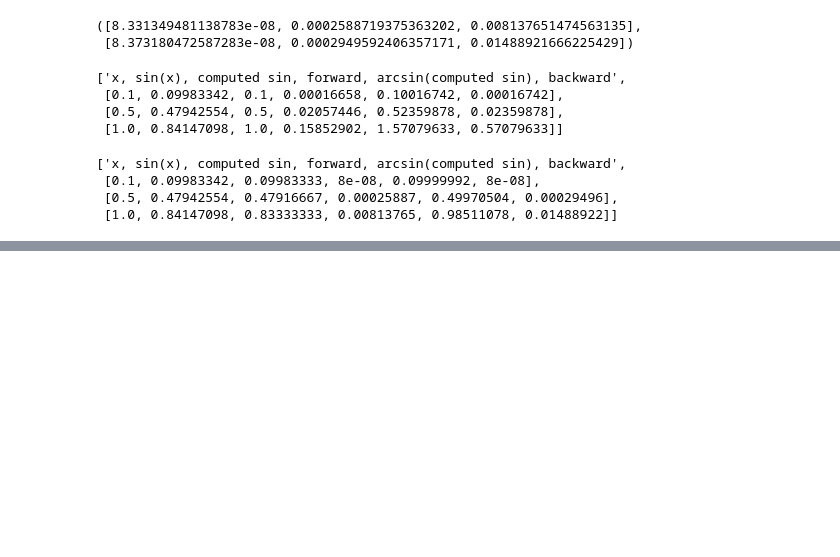
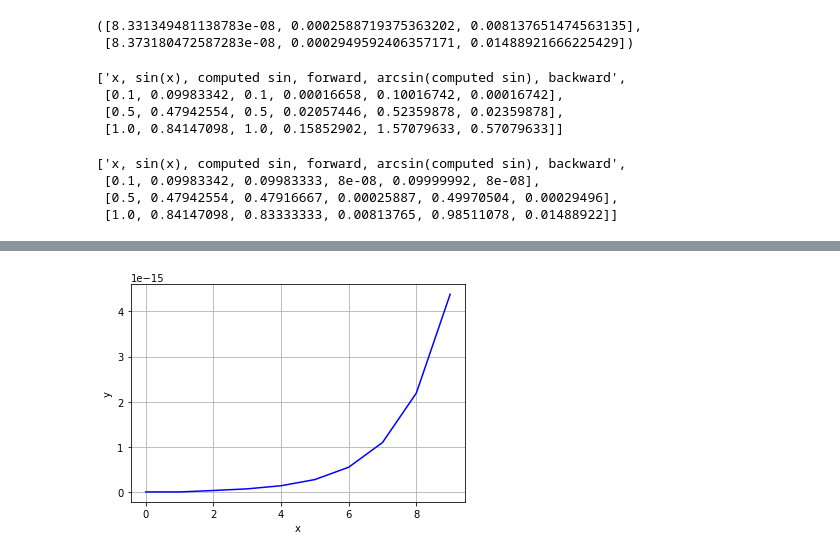
Before and after one commit to RysiekPrecikowski/MOwNiT, a Jupyter notebook: lab1.ipynb, the cells around one changed output, grey strips where cells are left out. Saved outputs shown, nothing was run; the diff lists cells and outputs as text; code cells hidden in the pictures; blank space fills up the shorter version.

```diff
--- a/lab1.ipynb
+++ b/lab1.ipynb
@@ -129,0 +133,8 @@ pprint(calculate_errors_table(2, [0.1, 0.5, 1.0]))
+# %%
+def unstable(n):
+    if n == 0:
+        return 1
+    if n == 1:
+        return 1/7
+
+    return 15/7 * unstable(n-1) - 2/7*unstable(n-2)
@@ -129,0 +162,25 @@ pprint(calculate_errors_table(2, [0.1, 0.5, 1.0]))
+# %%
+def exact(n):
+    return 1/(7**n)
+# %%
+def diff_function(x):
+    return abs(unstable(x) - exact(x))
+# %%
+n = 10
+x = np.linspace (0, n -1, n)
+
+y = np.fromfunction(np.vectorize(diff_function), x.shape)
+
+
+fig , ax = plt.subplots()
+ax.plot (x , y, color ="blue")
+
+ax.set_xlabel ("x")
+ax.set_ylabel ("y")
+ax.grid(True)
+
+ax.plot()
+
+plt.show ()
+# %% [output]
+[figure, added]
```
Also changed, not shown: parts of 14 cells of this notebook.
